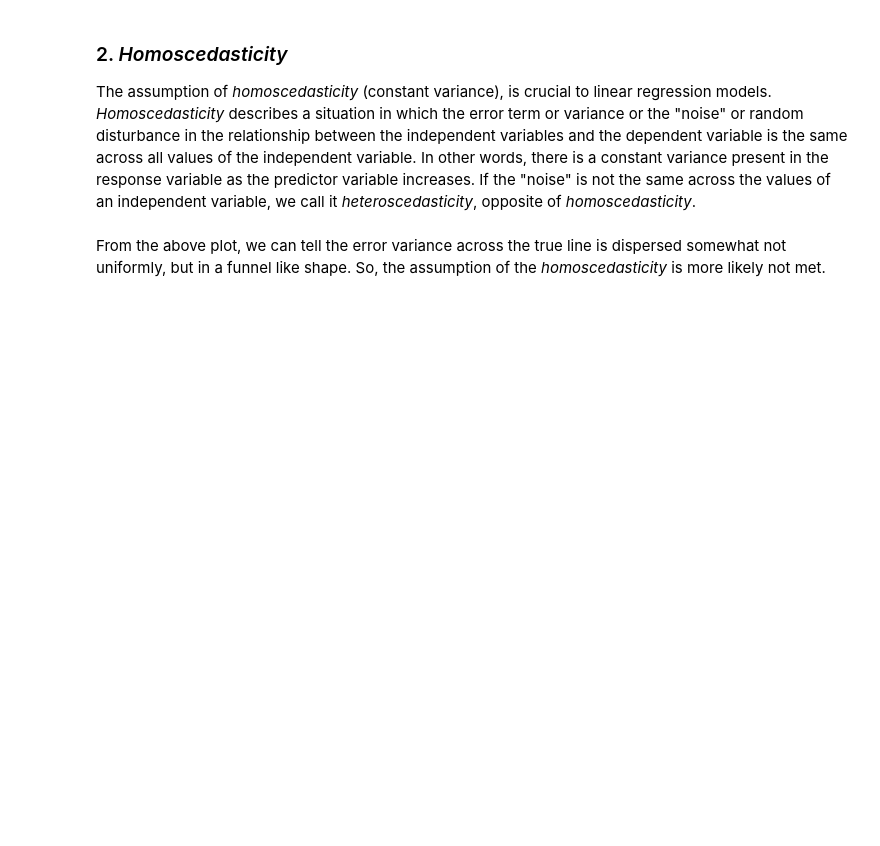
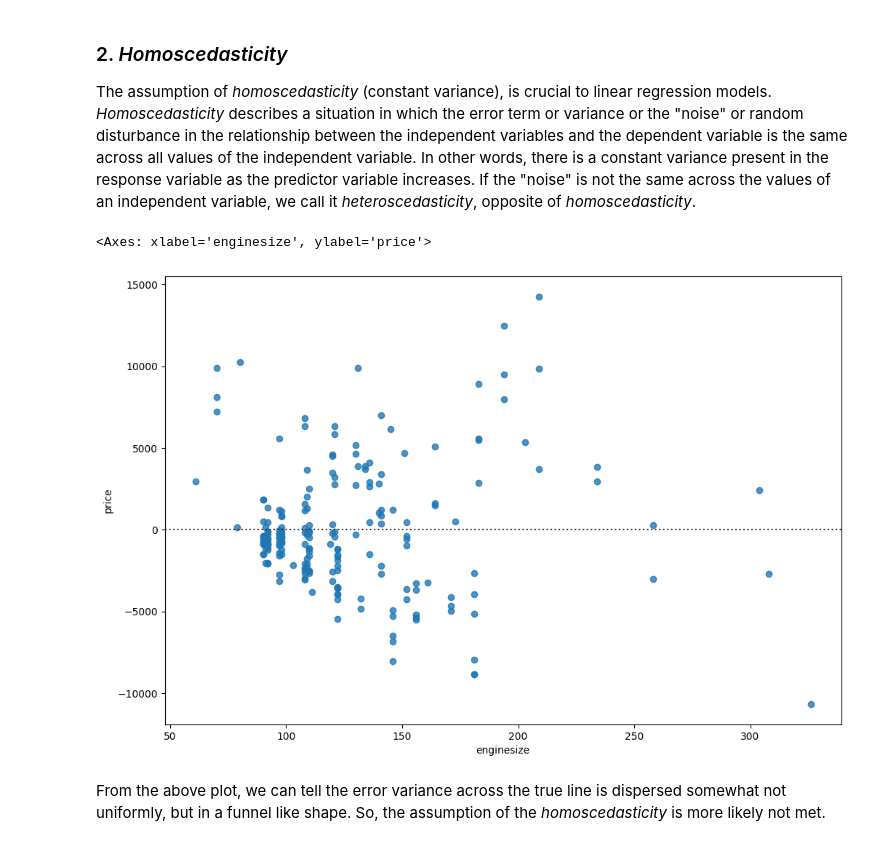
Before and after one commit to JosephChomboM/IBM, a Jupyter notebook: Course 2/3. linear regression.ipynb, the cells around one changed output. Cells and saved outputs as stored; diff of their text form; code cells hidden in the pictures; blank space fills up the shorter version.

Commit message:
Data analysis and cleaning

```diff
--- a/Course 2/3. linear regression.ipynb
+++ b/Course 2/3. linear regression.ipynb
@@ -445,7 +446,10 @@ plt.show()
 The assumption of *homoscedasticity* (constant variance), is crucial to linear regression models. *Homoscedasticity* describes a situation in which the error term or variance or the "noise" or random disturbance in the relationship between the independent variables and the dependent variable is the same across all values of the independent variable. In other words, there is a constant variance present in the response variable as the predictor variable increases. If the "noise" is not the same across the values of an independent variable, we call it *heteroscedasticity*, opposite of *homoscedasticity*.
 # %%
 plt.subplots(figsize = (12,8))
-sns.residplot(data.enginesize, data.price)
+sns.residplot(data=df, x=df.enginesize, y=df.price)
+# %% [output]
+<Axes: xlabel='enginesize', ylabel='price'>
+[figure, added]
 # %% [markdown]
 From the above plot, we can tell the error variance across the true line is dispersed somewhat not uniformly, but in a funnel like shape. So, the assumption of the *homoscedasticity* is more likely not met.
 # %% [markdown]
```
Also changed, not shown: parts of 28 cells of this notebook.
